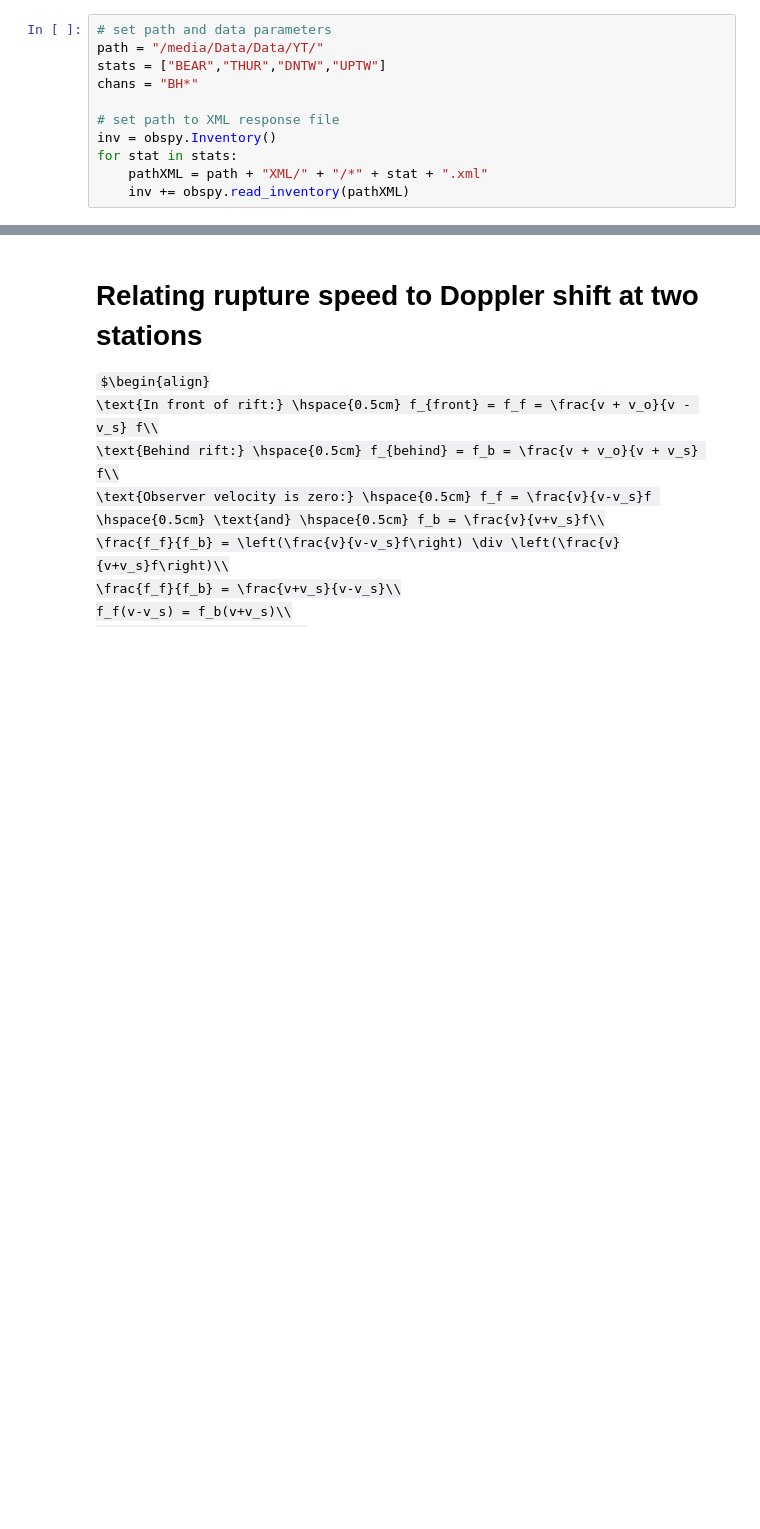
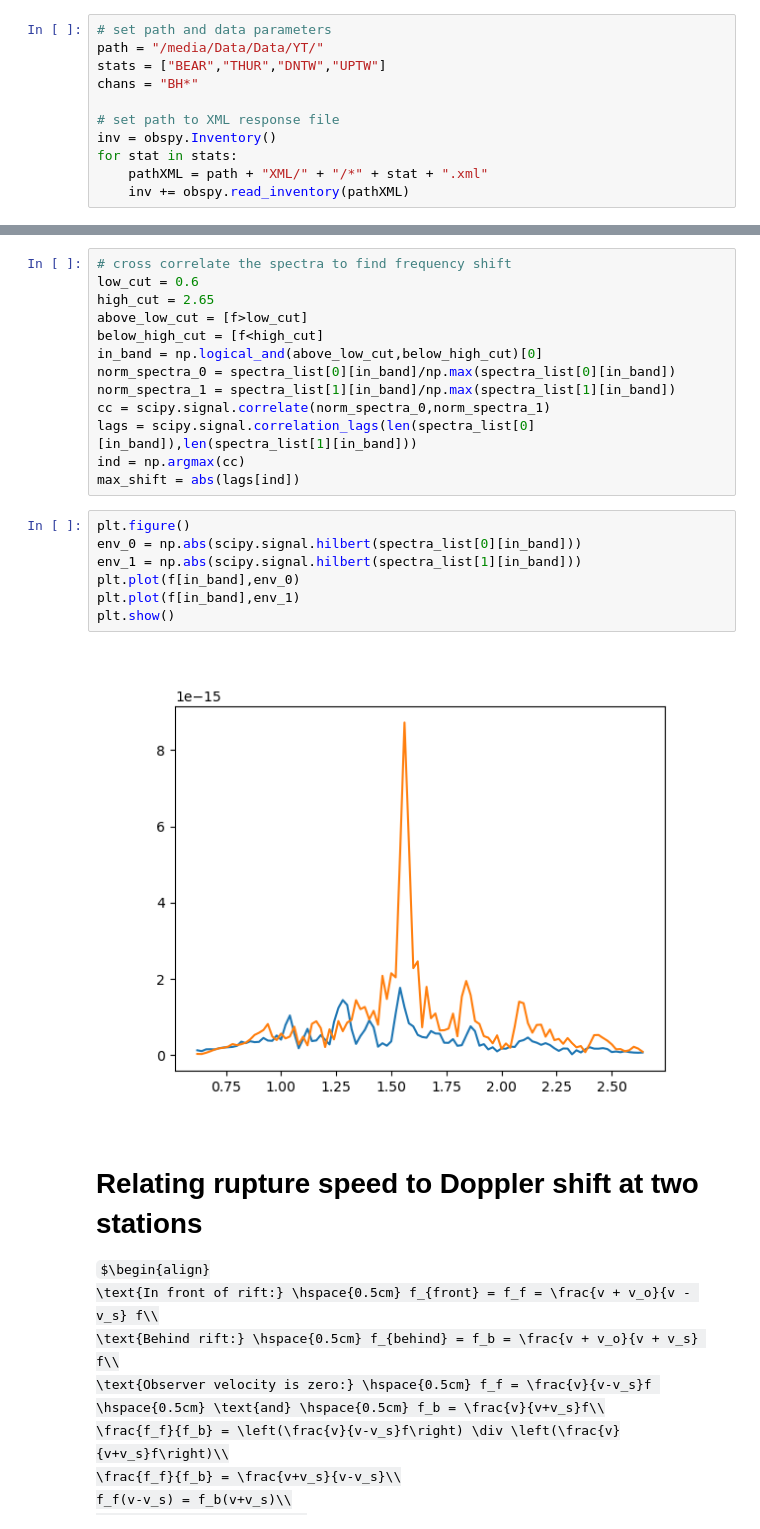
Before and after one commit to stepholinger/may_9, a Jupyter notebook: regional_recordings.ipynb, the cells around one changed output, grey strips where cells are left out. Cells and saved outputs as stored; diff of their text form; some formulas as TeX source; blank space fills up the shorter version.

```diff
--- a/regional_recordings.ipynb
+++ b/regional_recordings.ipynb
@@ -180,3 +191,25 @@ Dominant BHZ frequency(DNTW): 1.55822512326 Hz
+# %%
+# cross correlate the spectra to find frequency shift
+low_cut = 0.6
+high_cut = 2.65
+above_low_cut = [f>low_cut]
+below_high_cut = [f<high_cut]
+in_band = np.logical_and(above_low_cut,below_high_cut)[0]
+norm_spectra_0 = spectra_list[0][in_band]/np.max(spectra_list[0][in_band])
+norm_spectra_1 = spectra_list[1][in_band]/np.max(spectra_list[1][in_band])
+cc = scipy.signal.correlate(norm_spectra_0,norm_spectra_1)
+lags = scipy.signal.correlation_lags(len(spectra_list[0][in_band]),len(spectra_list[1][in_band]))
+ind = np.argmax(cc)
+max_shift = abs(lags[ind])
+# %%
+plt.figure()
+env_0 = np.abs(scipy.signal.hilbert(spectra_list[0][in_band]))
+env_1 = np.abs(scipy.signal.hilbert(spectra_list[1][in_band]))
+plt.plot(f[in_band],env_0)
+plt.plot(f[in_band],env_1)
+plt.show()
+# %% [output]
+[figure, added]
 # %% [markdown]
 # Relating rupture speed to Doppler shift at two stations
 $\begin{align}
```
Also changed, not shown: parts of 5 cells of this notebook, 1 other file.
